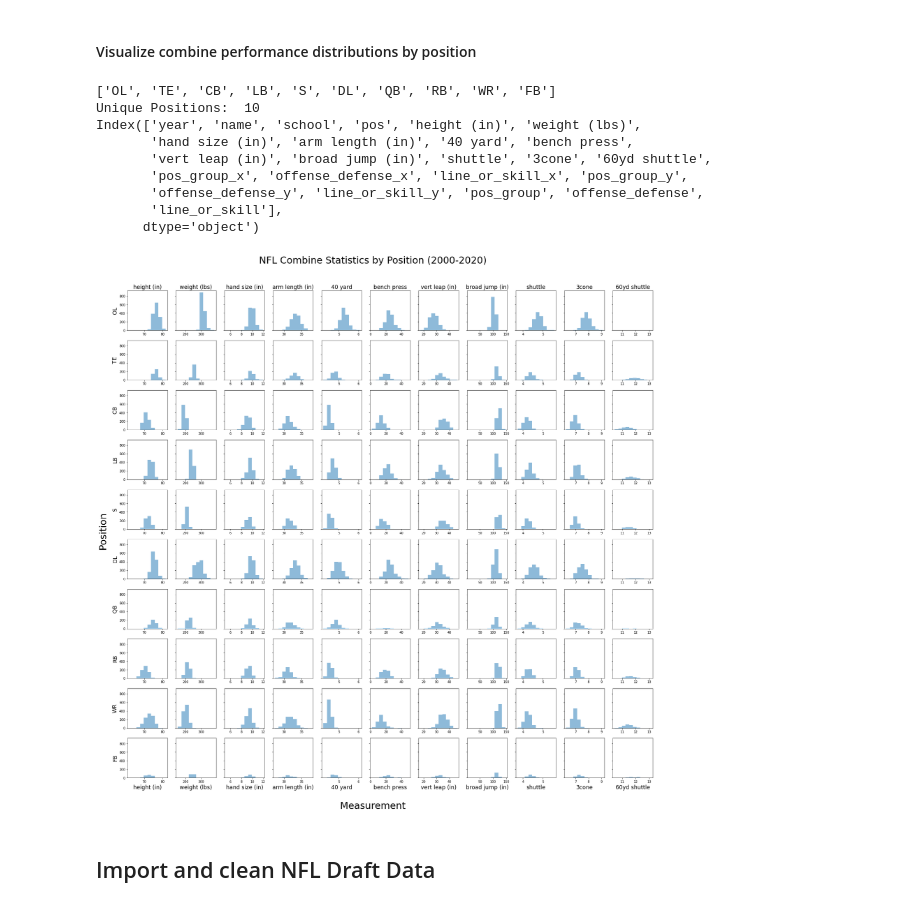
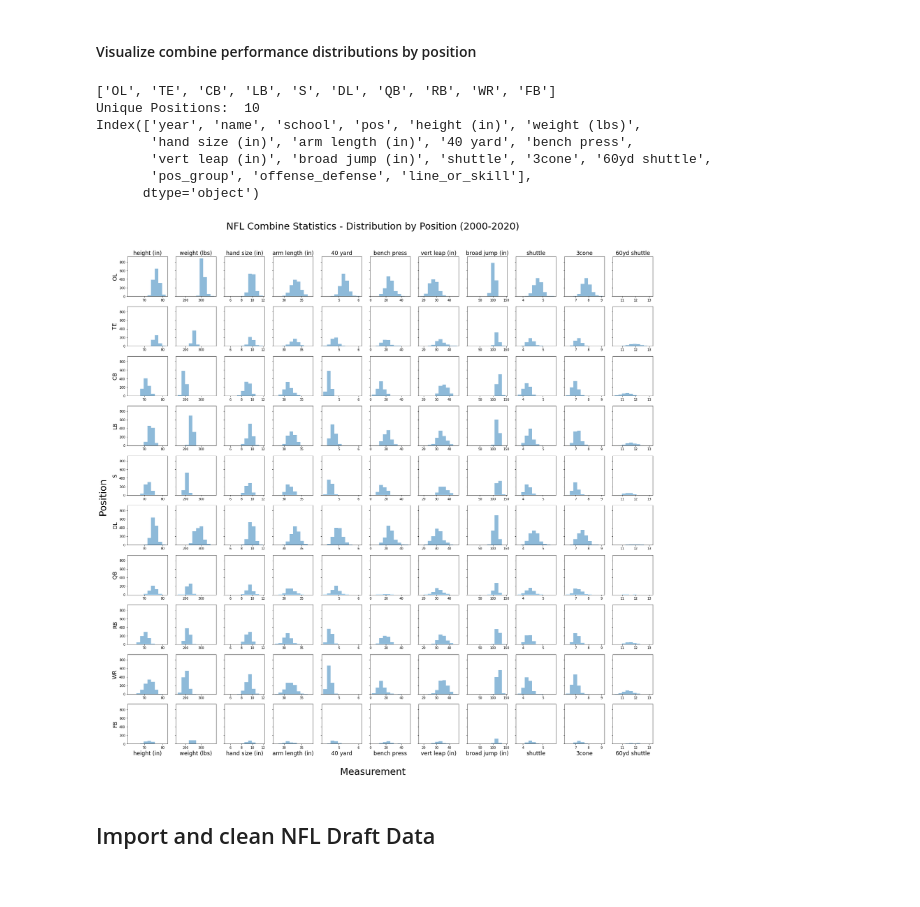
Before and after one commit to hollberg/nfl_combine_draft, a Jupyter notebook: jupy_clean.ipynb, the cells around one changed output. Drawn from its saved outputs; the diff is of its cells as text; code cells hidden in the pictures.

```diff
--- a/jupy_clean.ipynb
+++ b/jupy_clean.ipynb
@@ -124,7 +126,7 @@ fig, axes = plt.subplots(len(positions), num_stats,
                          sharey=True,
                          figsize=(25,25))
 
-fig.suptitle('NFL Combine Statistics by Position (2000-2020)', fontsize=30)
+fig.suptitle('NFL Combine Statistics - Distribution by Position (2000-2020)', fontsize=30)
 fig.supxlabel('Measurement', fontsize=30)
 fig.supylabel('Position', fontsize=30)
 
@@ -133,37 +135,35 @@ fig.tight_layout(rect=[0.03, 0.03, 1, .95])
 # Loop over axes and data
 for row, pos in enumerate(positions):
     x_positions = df_combine[df_combine['pos_group']==pos]
 
     for col, stat in enumerate(stat_columns):
         # Get axis
         ax = axes[row,col]
         x = x_positions[stat]
         ax.hist(x,
                 range=[df_combine[stat].min(),df_combine[stat].max()],
                 alpha=.5, bins=10)
         # Set Y label once per row
         if col==0:
             ax.set_ylabel(pos, fontsize='xx-large')
 
         # Set X label once per column
         if row == 0:
             ax.set_title(stat, fontsize='xx-large')
         if row == len(positions) - 1:
             ax.set_xlabel(stat, fontsize='xx-large')
 
 fig.show()
 fig.savefig('images/stats_by_position.png', format='png')
 # %% [output]
 ['OL', 'TE', 'CB', 'LB', 'S', 'DL', 'QB', 'RB', 'WR', 'FB']
 Unique Positions:  10
 Index(['year', 'name', 'school', 'pos', 'height (in)', 'weight (lbs)',
        'hand size (in)', 'arm length (in)', '40 yard', 'bench press',
        'vert leap (in)', 'broad jump (in)', 'shuttle', '3cone', '60yd shuttle',
-       'pos_group_x', 'offense_defense_x', 'line_or_skill_x', 'pos_group_y',
-       'offense_defense_y', 'line_or_skill_y', 'pos_group', 'offense_defense',
-       'line_or_skill'],
+       'pos_group', 'offense_defense', 'line_or_skill'],
       dtype='object')
-[figure, old version]
+[figure, new version]
 # %% [markdown]
 ## Import and clean NFL Draft Data
 # %%
```
Also changed, not shown: parts of 21 cells of this notebook, 2 other files.
